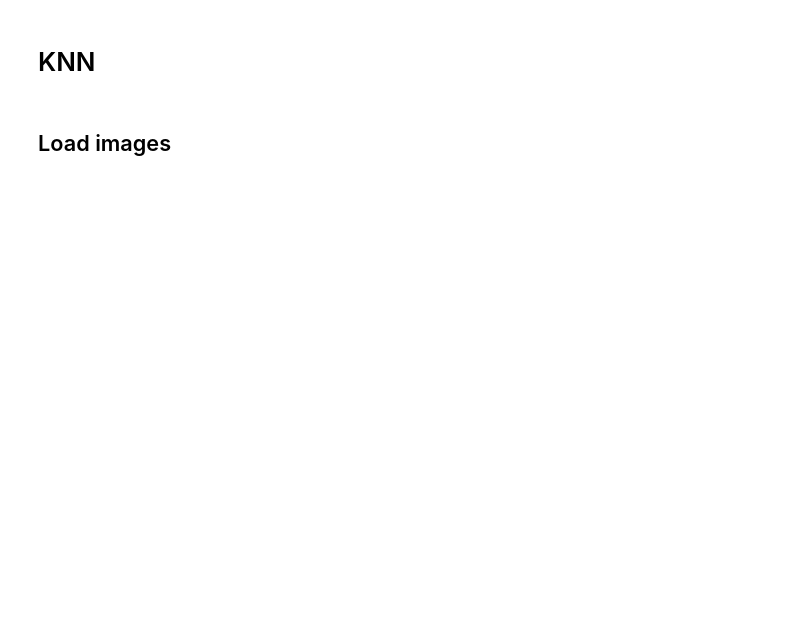
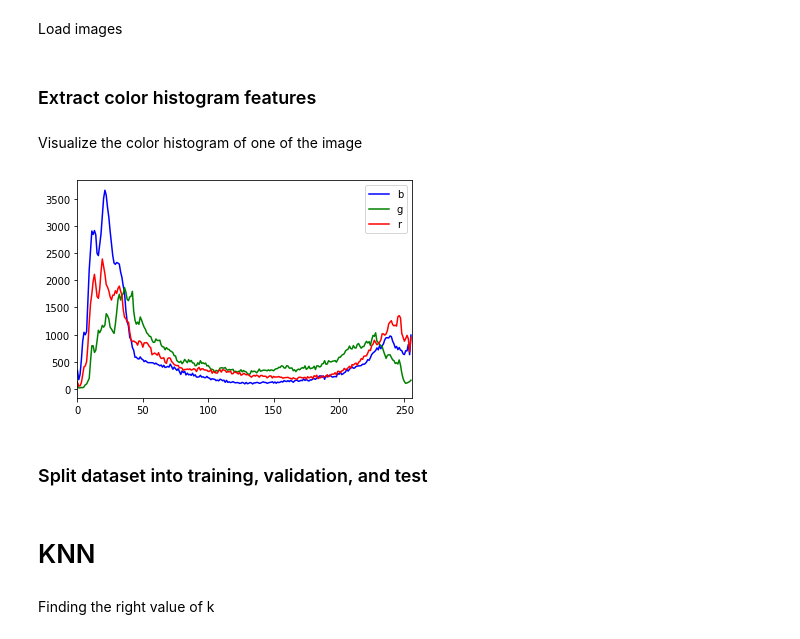
Before and after one commit to GiantSweetroll/uow-foundations-ai, a Jupyter notebook: Lab/assignment1/main.ipynb, the cells around one changed output. Saved outputs shown, nothing was run; the diff lists cells and outputs as text; code cells hidden in the pictures; blank space fills up the shorter version.

```diff
--- a/Lab/assignment1/main.ipynb
+++ b/Lab/assignment1/main.ipynb
@@ -23,0 +10,47 @@ TULIP = load_images_from_folder('./flowers/tulip/')
+# %% [markdown]
+Load images
+# %%
+dataset_root_folder = './flowers'
+
+x_image = []
+y_label = []
+
+labels = os.listdir(dataset_root_folder)
+
+for dirname in labels:
+	filepath = os.path.join(dataset_root_folder, dirname)
+	for file in os.listdir(filepath):
+		filename = os.path.join(filepath, file)
+		image = cv2.imread(filename)
+		# image = cv2.resize(image, (300,300))
+		x_image.append(image)
+		y_label.append(dirname)
+		continue
+	continue
+# %% [markdown]
+### Extract color histogram features
+# %%
+x_hist = []
+color = ('b','g','r')
+
+for img in x_image:
+    ls = []
+    for i,col in enumerate(color):
+        hist = cv2.calcHist([img], [i], None, [256], [0, 256])
+        ls.append(hist)
+    x_hist.append(ls)
+# %% [markdown]
+Visualize the color histogram of one of the image
+# %%
+img_index = 15
+
+plt.figure()
+for i,col in enumerate(color):
+    plt.plot(x_hist[img_index][i], color = col, label=color[i])
+    plt.xlim([0,256])
+    plt.legend()
+plt.show()
+# %% [output]
+[figure, added]
+# %% [markdown]
+### Split dataset into training, validation, and test
@@ -24,4 +74,2 @@ TULIP = load_images_from_folder('./flowers/tulip/')
 # %% [markdown]
 # KNN
-# %% [markdown]
-## Load images
@@ -27,0 +81,2 @@ TULIP = load_images_from_folder('./flowers/tulip/')
+# %% [markdown]
+Finding the right value of k
```
Also changed, not shown: parts of 17 cells of this notebook, 4 other files.
